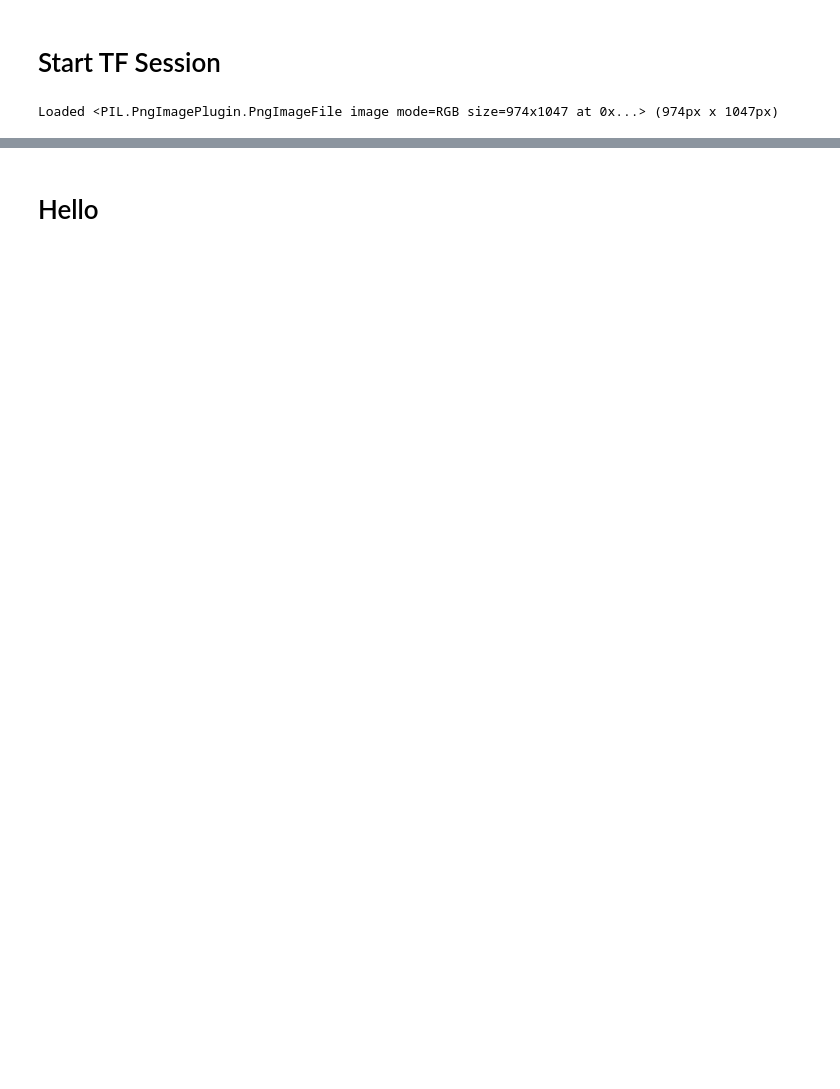
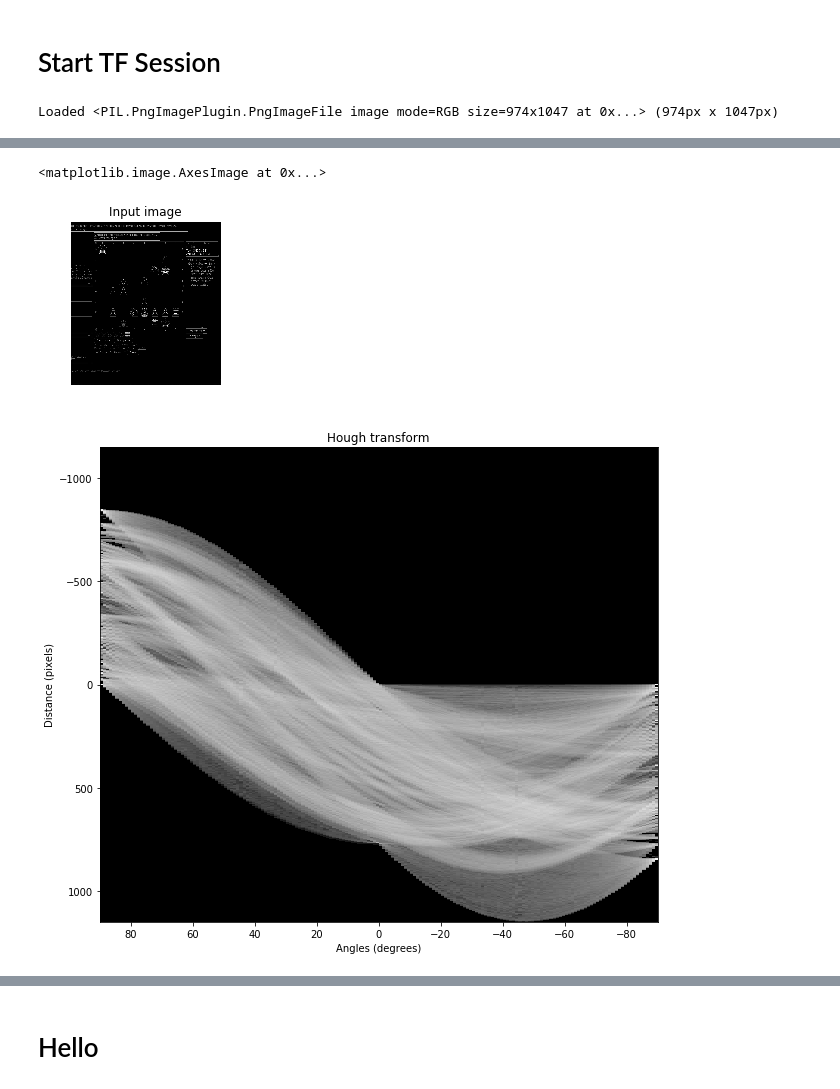
Before and after one commit to eric7237cire/chess-cnn, a Jupyter notebook: python_src/computer_vision.ipynb, the cells around one changed output, grey strips where cells are left out. Drawn from its saved outputs; the diff is of its cells as text; code cells hidden in the pictures; blank space fills up the shorter version.

```diff
--- a/python_src/computer_vision.ipynb
+++ b/python_src/computer_vision.ipynb
@@ -191,0 +230,54 @@ ax.imshow(Dy.eval(), cmap='gray')
+# %%
+# Classic straight-line Hough transform
+image = Dy2.eval()
+h, theta, d = hough_line(image)
+
+#print()
+
+# Generating figure 1
+fig, ax = plt.subplots(figsize=(3, 3))
+
+ax.imshow(image, cmap='gray')
+
+ax.set_title('Input image')
+ax.set_axis_off()
+
+fig, ax = plt.subplots(figsize=(10, 10
+                            ))
+
+
+ax.imshow(
+    #np.random.random((300,300)),
+    #image,
+    np.log(1 + h),
+             #scalars (left, right, bottom, top), optional
+             extent=[np.rad2deg(theta[-1]), np.rad2deg(theta[0]), d[-1], d[0]],
+             cmap='gray',
+             aspect=1/15,
+
+            )
+
+ax.set_title('Hough transform')
+ax.set_xlabel('Angles (degrees)')
+ax.set_ylabel('Distance (pixels)')
+#ax.axis('image')
+
+#print(np.max(np.log(1+h), axis=1))
+
+
+fig, ax = plt.subplots(figsize=(20, 10))
+
+for _, angle, dist in zip(*hough_line_peaks(h, theta, d)):
+    y0 = (dist - 0 * np.cos(angle)) / np.sin(angle)
+    y1 = (dist - image.shape[1] * np.cos(angle)) / np.sin(angle)
+    ax.plot((0, image.shape[1]), (y0, y1), '-r')
+ax.set_xlim((0, image.shape[1]))
+ax.set_ylim((image.shape[0], 0))
+ax.set_axis_off()
+ax.set_title('Detected lines')
+
+ax.imshow(image, cmap='gray')
+# %% [output]
+<matplotlib.image.AxesImage at 0x...>
+[figure, added]
+[figure, added]
```
Also changed, not shown: parts of 14 cells of this notebook, 2 other files.
